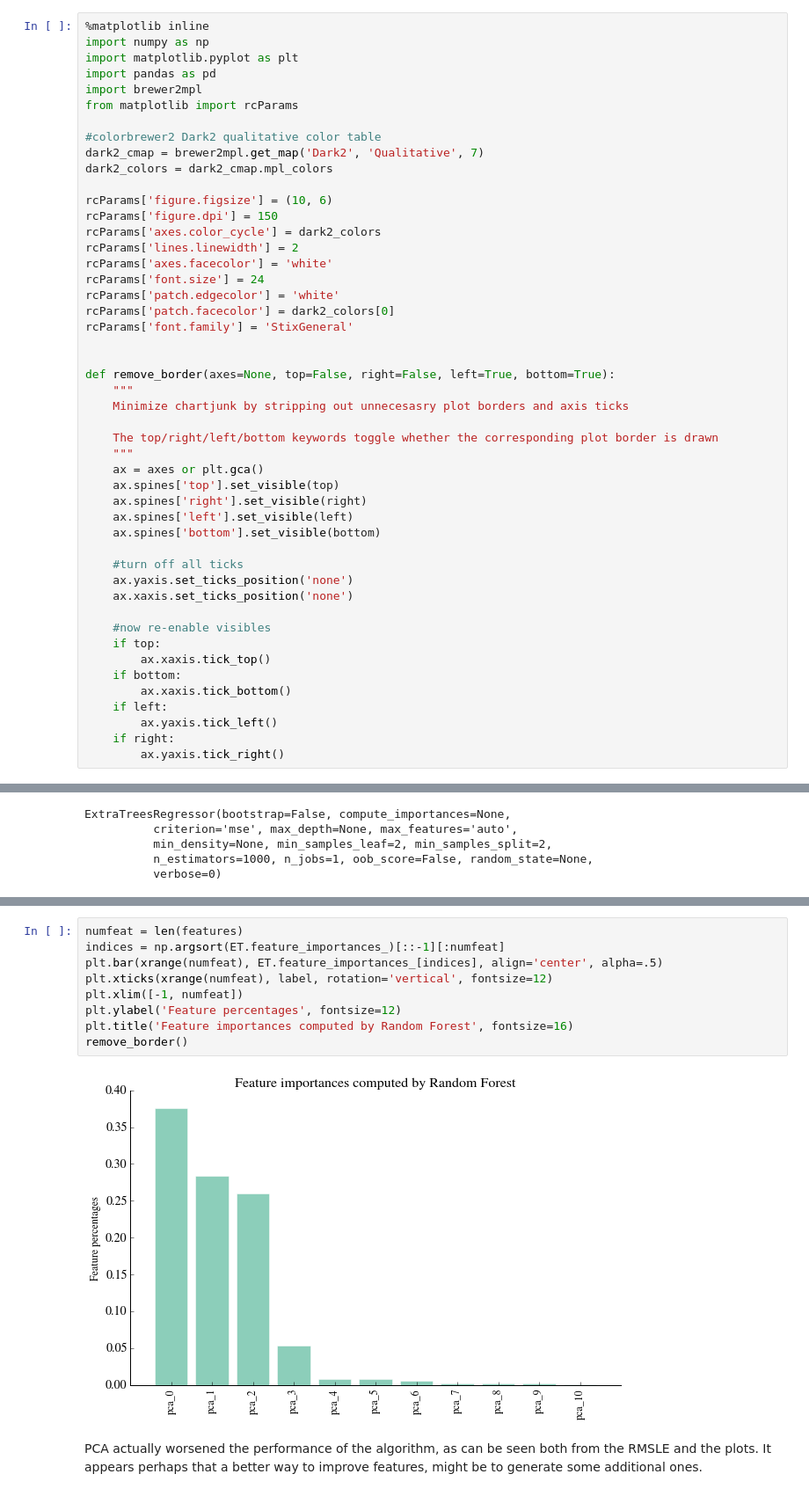
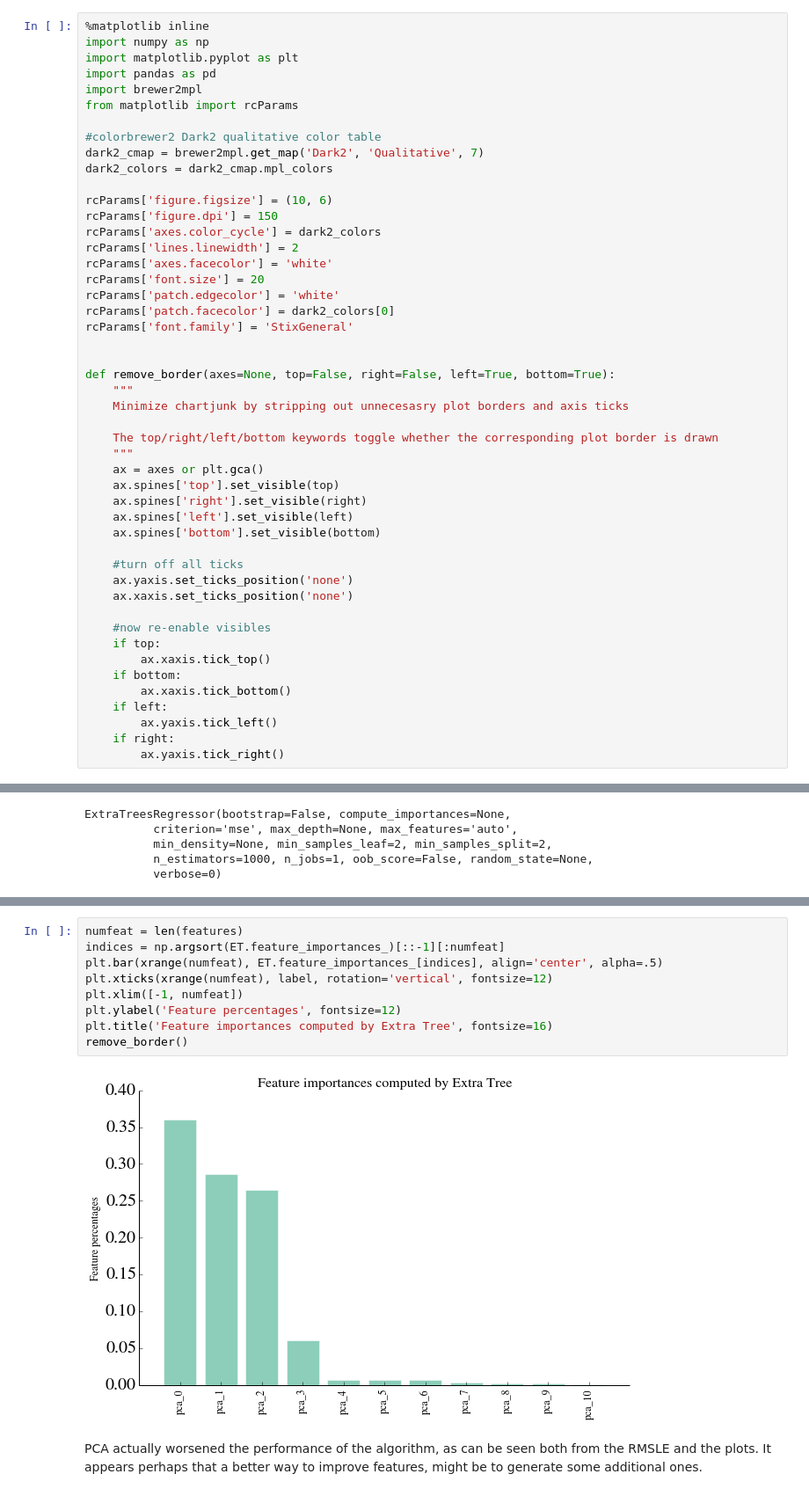
Before and after one commit to fraser-campbell/Machine-Learning-Projects, a Jupyter notebook: Bike Sharing/Bike Sharing.ipynb, the cells around one changed output, grey strips where cells are left out. Shown at 88% size. Drawn from its saved outputs; the diff is of its cells as text.

Commit message:
changed title to plot

```diff
--- a/Bike Sharing/Bike Sharing.ipynb
+++ b/Bike Sharing/Bike Sharing.ipynb
@@ -21,7 +21,7 @@ rcParams['figure.dpi'] = 150
 rcParams['axes.color_cycle'] = dark2_colors
 rcParams['lines.linewidth'] = 2
 rcParams['axes.facecolor'] = 'white'
-rcParams['font.size'] = 24
+rcParams['font.size'] = 20
 rcParams['patch.edgecolor'] = 'white'
 rcParams['patch.facecolor'] = dark2_colors[0]
 rcParams['font.family'] = 'StixGeneral'
@@ -860,14 +861,14 @@ Test accuracy: 74.75%
 # %%
 numfeat = len(features)
 indices = np.argsort(ET.feature_importances_)[::-1][:numfeat]
 plt.bar(xrange(numfeat), ET.feature_importances_[indices], align='center', alpha=.5)
 plt.xticks(xrange(numfeat), label, rotation='vertical', fontsize=12)
 plt.xlim([-1, numfeat])
 plt.ylabel('Feature percentages', fontsize=12)
-plt.title('Feature importances computed by Random Forest', fontsize=16)
+plt.title('Feature importances computed by Extra Tree', fontsize=16)
 remove_border()
 # %% [output]
-[figure, old version]
+[figure, new version]
 # %% [markdown]
 PCA actually worsened the performance of the algorithm, as can be seen both from the RMSLE and the plots. It appears perhaps that a better way to improve features, might be to generate some additional ones.
 # %% [markdown]
```
Also changed, not shown: parts of 4 cells of this notebook.
